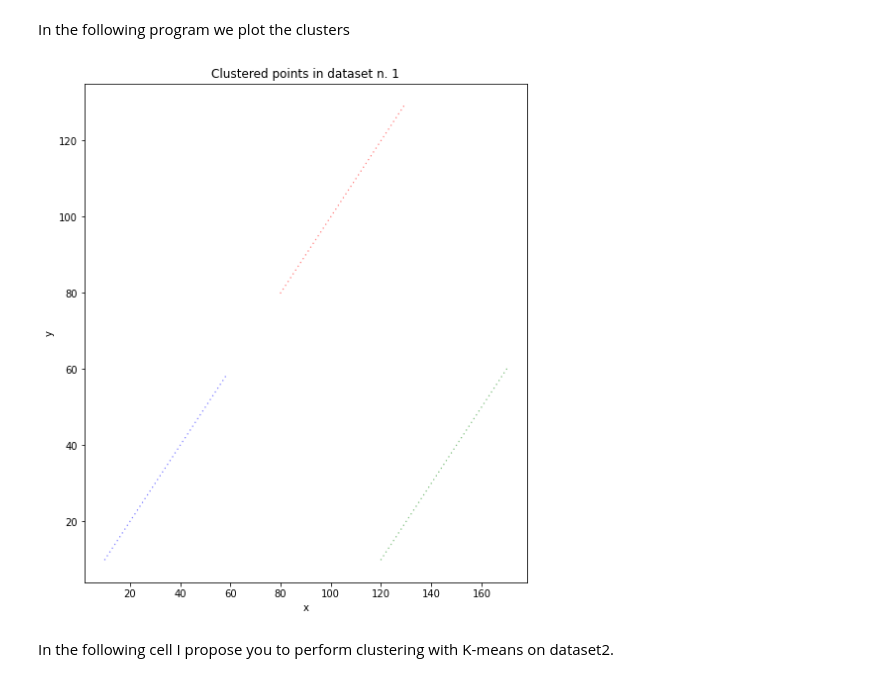
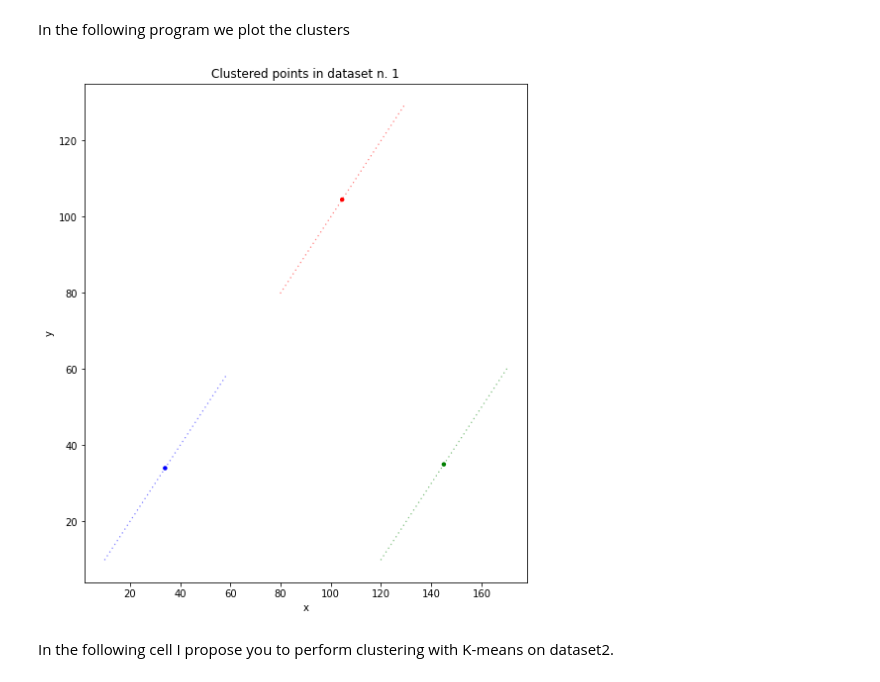
Before and after one commit to AlbertoCampini/AAUT, a Jupyter notebook: clustering_copy_for_students_aa_21_22.ipynb, the cells around one changed output. Saved outputs shown, nothing was run; the diff lists cells and outputs as text; code cells hidden in the pictures.

```diff
--- a/clustering_copy_for_students_aa_21_22.ipynb
+++ b/clustering_copy_for_students_aa_21_22.ipynb
@@ -208,28 +208,29 @@ In the following program we plot the clusters
 # %%
 import matplotlib.pyplot as plt
 
 fig = plt.figure(figsize=(8,8))
 
 ax = fig.add_subplot(111)
 fig.subplots_adjust(top=1)
 ax.set_title('Clustered points in dataset n. 1')
 
 ax.set_xlabel('x')
 ax.set_ylabel('y')
 
 # set the list of colors to be selected when plotting the different clusters
 color=['b','g','r','c','m','y','k','w']
 
 #plot the dataset
 for clu in range(k):
     # collect the sequence of cooordinates of the points in each given cluster (determined by clu)
     data_list_x = [data1[i,0] for i in range(n_samples1) if kmeans1.labels_[i]==clu]
     data_list_y = [data1[i,1] for i in range(n_samples1) if kmeans1.labels_[i]==clu]
     plt.scatter(data_list_x, data_list_y, s=2, edgecolors='none', c=color[clu], alpha=0.5)
+    plt.scatter(kmeans1.cluster_centers_[clu][0],kmeans1.cluster_centers_[clu][1],s=20, edgecolors='none', c=color[clu], alpha=1) #Added centroids plotting
 
 plt.show()
 # %% [output]
-[figure, old version]
+[figure, new version]
 # %% [markdown]
 In the following cell I propose you to perform clustering with K-means on dataset2.
 # %%
```
Also changed, not shown: parts of 14 cells of this notebook.
